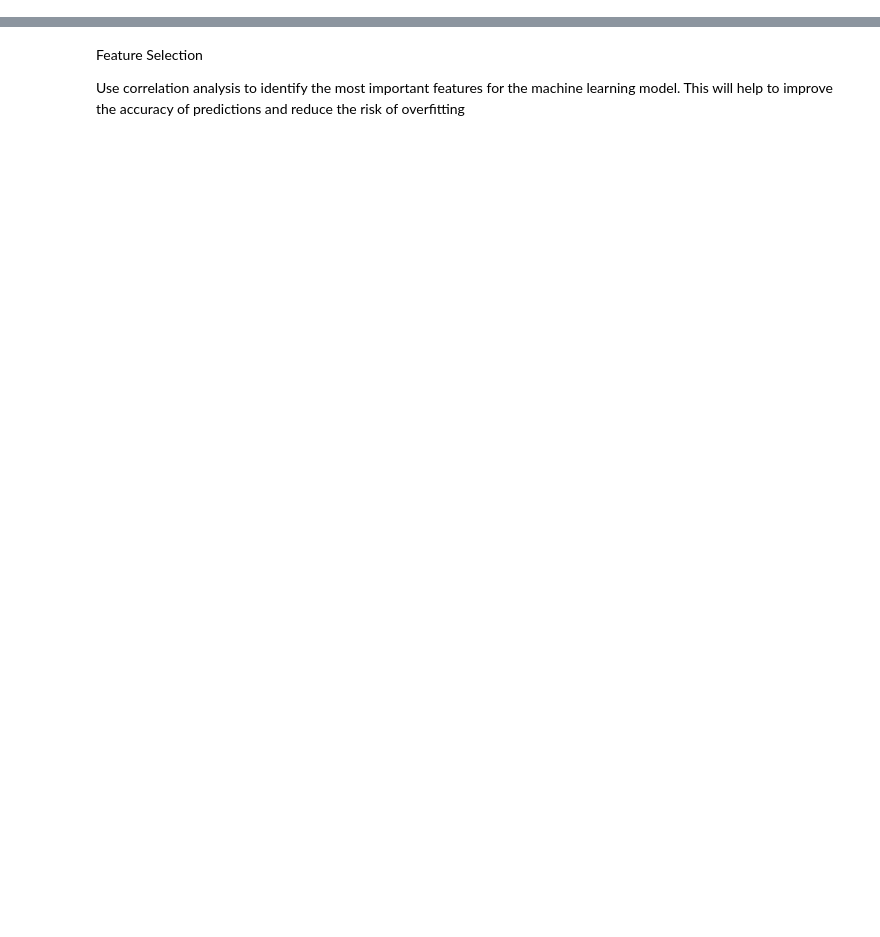
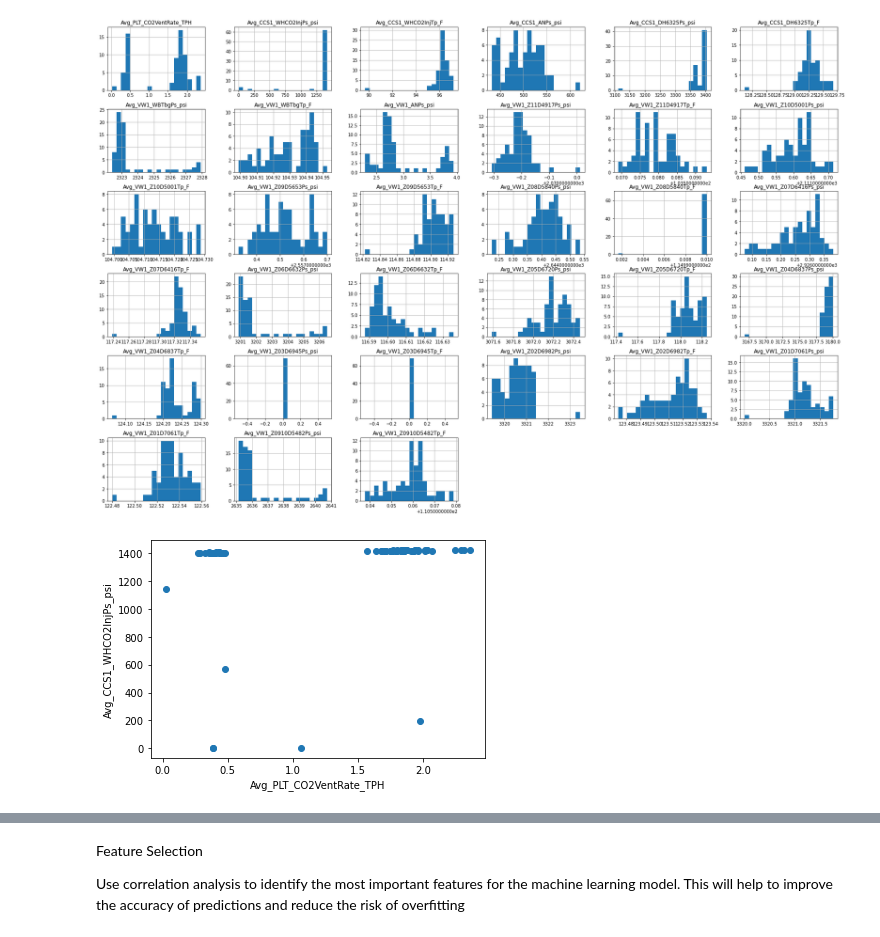
Before and after one commit to BluInnovation/ml-challenge-2023, a Jupyter notebook: code/Machine Learning Challenge Notebook Starter.ipynb, the cells around one changed output, grey strips where cells are left out. Saved outputs shown, nothing was run; the diff lists cells and outputs as text; code cells hidden in the pictures; blank space fills up the shorter version.

```diff
--- a/code/Machine Learning Challenge Notebook Starter.ipynb
+++ b/code/Machine Learning Challenge Notebook Starter.ipynb
@@ -44,0 +71,12 @@ plt.show()
+# %%
+test_data.hist(bins=20, figsize=(30, 20))
+plt.show()
+
+# Generate a scatter plot of features
+plt.scatter(test_data['Avg_PLT_CO2VentRate_TPH'], test_data['Avg_CCS1_WHCO2InjPs_psi'])
+plt.xlabel('Avg_PLT_CO2VentRate_TPH')
+plt.ylabel('Avg_CCS1_WHCO2InjPs_psi')
+plt.show()
+# %% [output]
+[figure, added]
+[figure, added]
```
Also changed, not shown: parts of 18 cells of this notebook, 6 other files.
